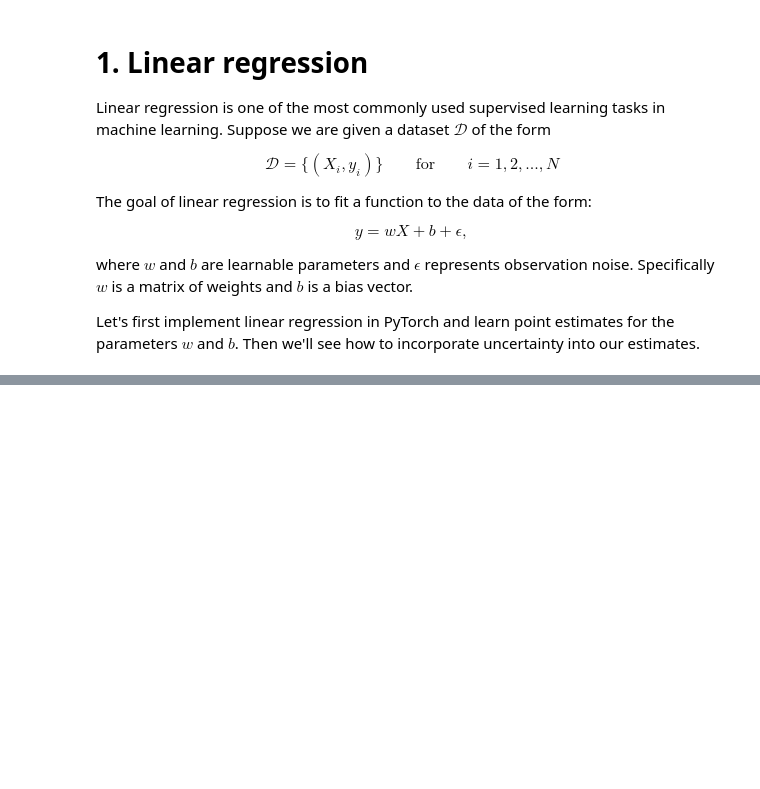
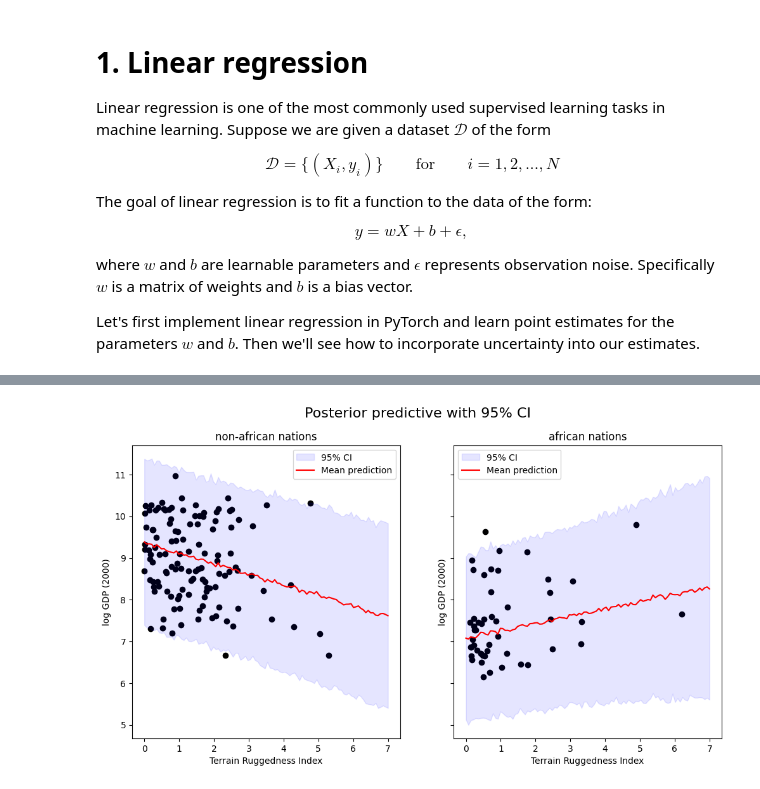
Before and after one commit to PGM-Lab/2025-MSE-AI, a Jupyter notebook: notebooks/BayesianLinearRegression.ipynb, the cells around one changed output, grey strips where cells are left out. Saved outputs shown, nothing was run; the diff lists cells and outputs as text; code cells hidden in the pictures; blank space fills up the shorter version.

```diff
--- a/notebooks/BayesianLinearRegression.ipynb
+++ b/notebooks/BayesianLinearRegression.ipynb
@@ -922,0 +479,25 @@ plt.show()
+# %%
+x_test_points = np.linspace(0, 7, 100)
+svi_samples = {}
+for cont in x_data.keys():
+    pyro.get_param_store().set_state(param[cont]['vi_parameters'])
+    predictive = pyro.infer.Predictive(model, guide=param[cont]['guide'], num_samples=1000)
+    svi_samples[cont] = predictive(torch.tensor(x_test_points), None)
+ax = prepare_figure('Posterior predictive with 95% CI', x_data_=x_data, y_data_=y_data)
+for idx, cont in enumerate(x_data.keys()):
+    y_predictive_mean = torch.squeeze(svi_samples[cont]['y']).detach().numpy()
+    y_predictive_std = np.std(y_predictive_mean, axis=0)
+    ax[idx].fill_between(x_test_points,
+                         np.mean(y_predictive_mean, axis=0) - 2 * y_predictive_std,
+                         np.mean(y_predictive_mean, axis=0) + 2 * y_predictive_std,
+                         color='b',
+                         alpha=0.1, label='95% CI')
+    ax[idx].plot(x_test_points, np.mean(y_predictive_mean, axis=0), color='r', label='Mean prediction')
+    ax[idx].legend()
+    ax[idx].set_xlabel("Terrain Ruggedness Index")
+    ax[idx].set_ylabel("log GDP (2000)")
+
+
+plt.show()
+# %% [output]
+[figure, added]
```
Also changed, not shown: parts of 89 cells of this notebook.
